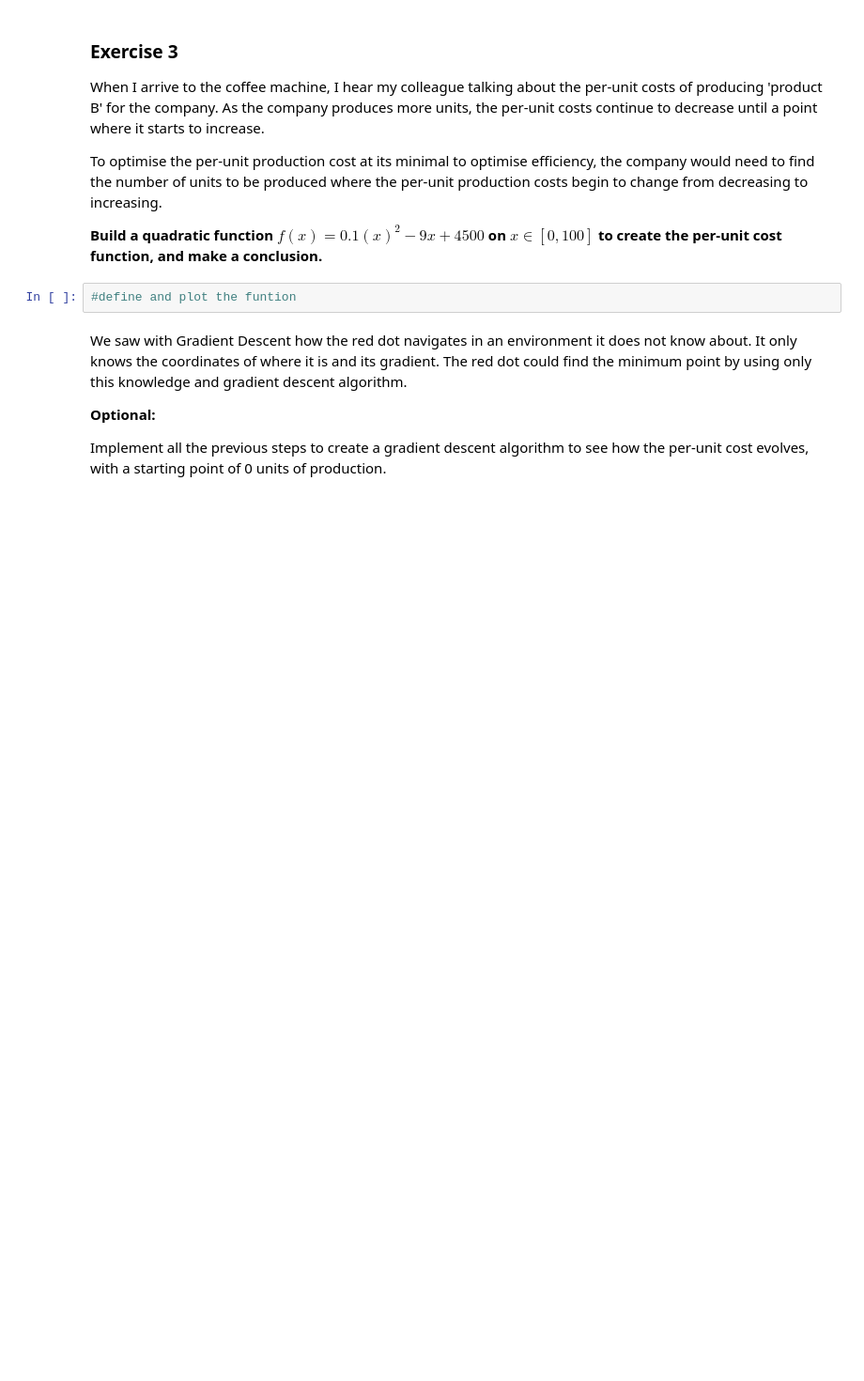
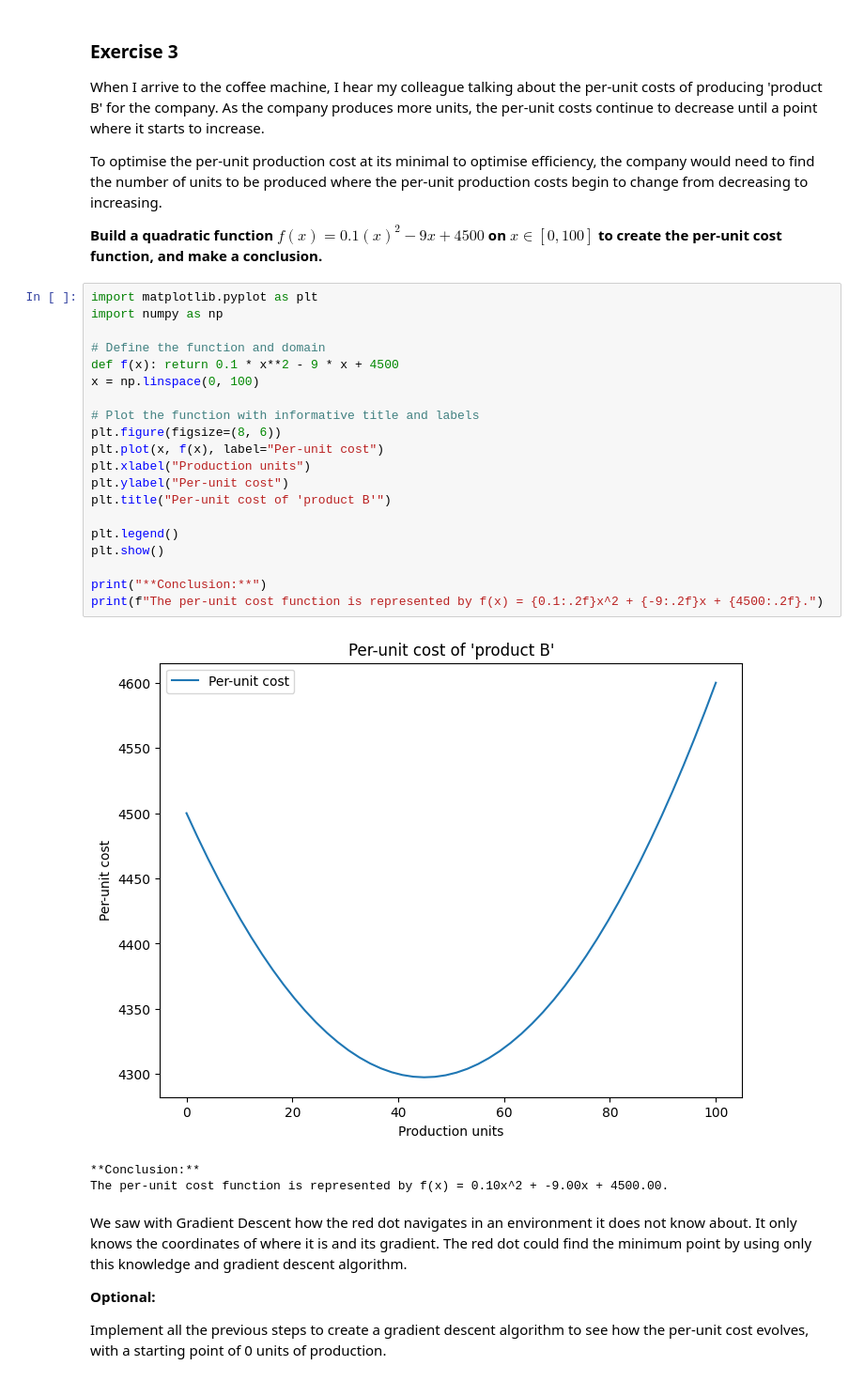
Before and after one commit to sebacent/calculus-and-algebra-problems-with-python, a Jupyter notebook: notebook/problems.ipynb, the cells around one changed output. Shown at 94% size. Cells and saved outputs as stored; diff of their text form; blank space fills up the shorter version.

```diff
--- a/notebook/problems.ipynb
+++ b/notebook/problems.ipynb
@@ -299,7 +299,29 @@ To optimise the per-unit production cost at its minimal to optimise efficiency,
 
 **Build a quadratic function $f(x)=0.1(x)^2−9x +4500$ on $x∈[0,100]$  to create the per-unit cost function, and make a conclusion.**
 # %%
-#define and plot the funtion
+import matplotlib.pyplot as plt
+import numpy as np
+
+# Define the function and domain
+def f(x): return 0.1 * x**2 - 9 * x + 4500
+x = np.linspace(0, 100)
+
+# Plot the function with informative title and labels
+plt.figure(figsize=(8, 6))
+plt.plot(x, f(x), label="Per-unit cost")
+plt.xlabel("Production units")
+plt.ylabel("Per-unit cost")
+plt.title("Per-unit cost of 'product B'")
+
+plt.legend()
+plt.show()
+
+print("**Conclusion:**")
+print(f"The per-unit cost function is represented by f(x) = {0.1:.2f}x^2 + {-9:.2f}x + {4500:.2f}.")
+# %% [output]
+[figure, added]
+**Conclusion:**
+The per-unit cost function is represented by f(x) = 0.10x^2 + -9.00x + 4500.00.
 # %% [markdown]
 We saw with Gradient Descent how the red dot navigates in an environment it does not know about. It only knows the coordinates of where it is and its gradient. The red dot could find the minimum point by using only this knowledge and gradient descent algorithm.
 
```
Also changed, not shown: parts of 7 cells of this notebook, 1 other file.
